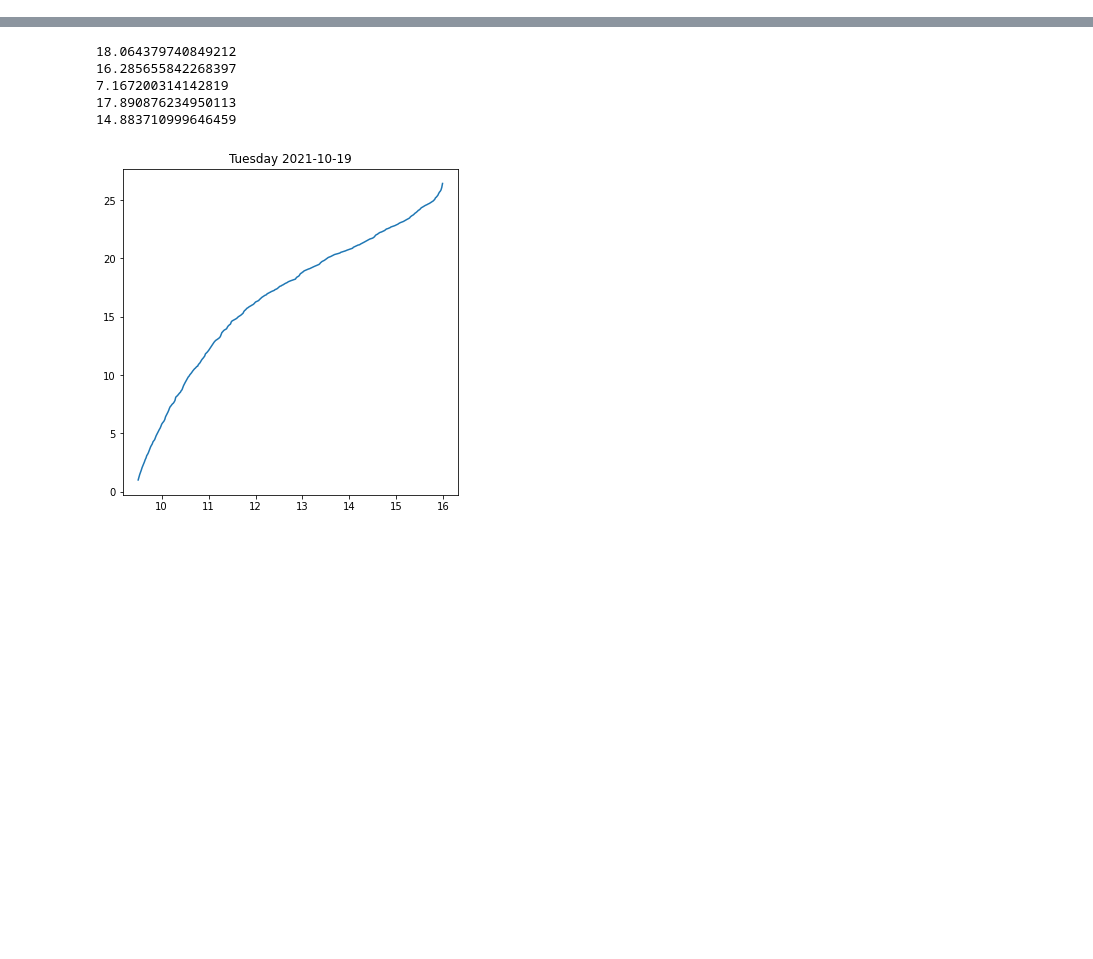
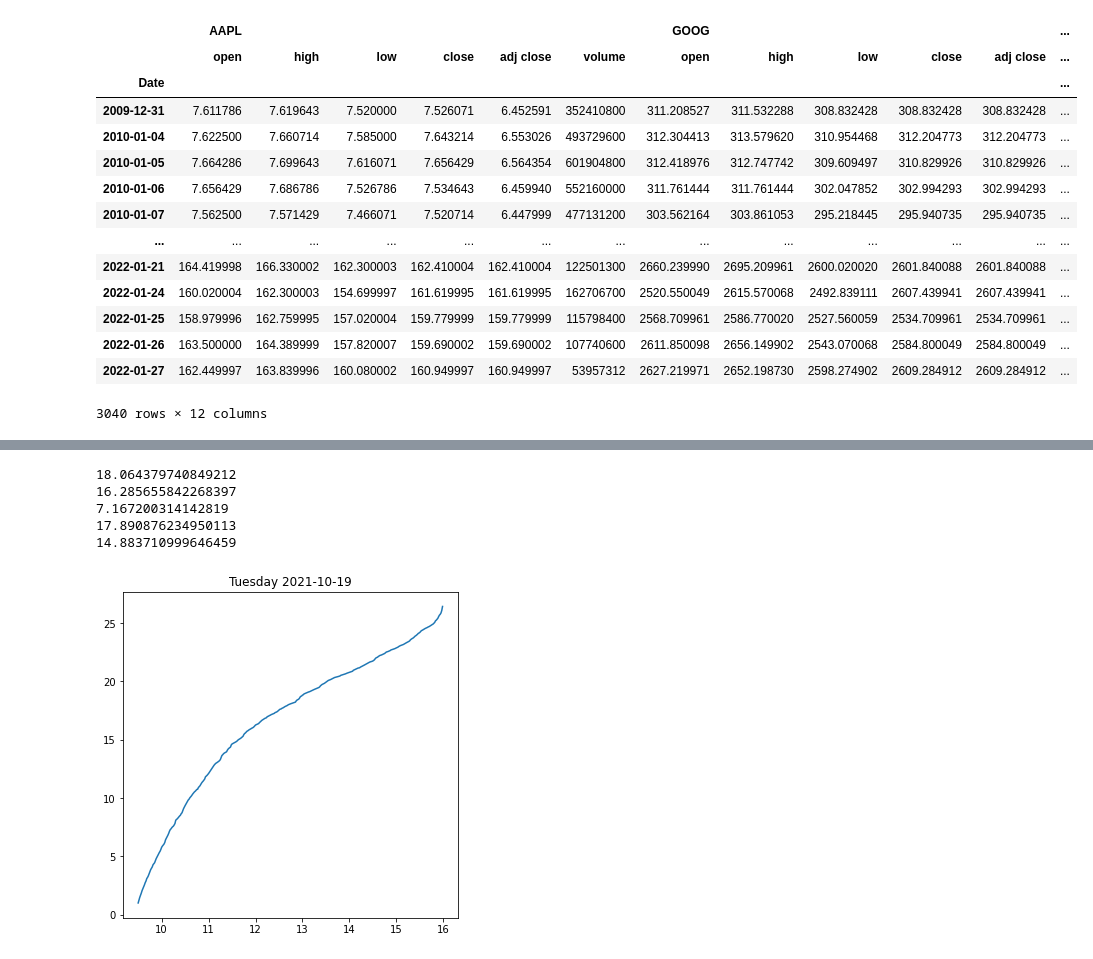
Before and after one commit to salemileandro/pynanz, a Jupyter notebook: Untitled.ipynb, the cells around one changed output, grey strips where cells are left out. Saved outputs shown, nothing was run; the diff lists cells and outputs as text; code cells hidden in the pictures; blank space fills up the shorter version.

```diff
--- a/Untitled.ipynb
+++ b/Untitled.ipynb
@@ -7,3 +8,7 @@ import sqlite3
 import numpy as np
 from sqlalchemy import create_engine
 %config Completer.use_jedi = False
+# %%
+x = pn.Market()
+
+x.download(tickers=["AAPL", "GOOG", "ARKF", "AIR.PA"], start="2010-01-01", threshold_date="2010-01-01" )
@@ -9,0 +18,18 @@ from sqlalchemy import create_engine
+# %%
+x.data
+# %% [output]
+|  | AAPL |  |  |  |  |  | GOOG |  |  |  |  | ... |
+|  | open | high | low | close | adj close | volume | open | high | low | close | adj close | ... |
+| Date |  |  |  |  |  |  |  |  |  |  |  | ... |
+| 2009-12-31 | 7.611786 | 7.619643 | 7.520000 | 7.526071 | 6.452591 | 352410800 | 311.208527 | 311.532288 | 308.832428 | 308.832428 | 308.832428 | ... |
+| 2010-01-04 | 7.622500 | 7.660714 | 7.585000 | 7.643214 | 6.553026 | 493729600 | 312.304413 | 313.579620 | 310.954468 | 312.204773 | 312.204773 | ... |
+| 2010-01-05 | 7.664286 | 7.699643 | 7.616071 | 7.656429 | 6.564354 | 601904800 | 312.418976 | 312.747742 | 309.609497 | 310.829926 | 310.829926 | ... |
+| 2010-01-06 | 7.656429 | 7.686786 | 7.526786 | 7.534643 | 6.459940 | 552160000 | 311.761444 | 311.761444 | 302.047852 | 302.994293 | 302.994293 | ... |
+| 2010-01-07 | 7.562500 | 7.571429 | 7.466071 | 7.520714 | 6.447999 | 477131200 | 303.562164 | 303.861053 | 295.218445 | 295.940735 | 295.940735 | ... |
+| ... | ... | ... | ... | ... | ... | ... | ... | ... | ... | ... | ... | ... |
+| 2022-01-21 | 164.419998 | 166.330002 | 162.300003 | 162.410004 | 162.410004 | 122501300 | 2660.239990 | 2695.209961 | 2600.020020 | 2601.840088 | 2601.840088 | ... |
+| 2022-01-24 | 160.020004 | 162.300003 | 154.699997 | 161.619995 | 161.619995 | 162706700 | 2520.550049 | 2615.570068 | 2492.839111 | 2607.439941 | 2607.439941 | ... |
+| 2022-01-25 | 158.979996 | 162.759995 | 157.020004 | 159.779999 | 159.779999 | 115798400 | 2568.709961 | 2586.770020 | 2527.560059 | 2534.709961 | 2534.709961 | ... |
+| 2022-01-26 | 163.500000 | 164.389999 | 157.820007 | 159.690002 | 159.690002 | 107740600 | 2611.850098 | 2656.149902 | 2543.070068 | 2584.800049 | 2584.800049 | ... |
+| 2022-01-27 | 162.449997 | 163.839996 | 160.080002 | 160.949997 | 160.949997 | 53957312 | 2627.219971 | 2652.198730 | 2598.274902 | 2609.284912 | 2609.284912 | ... |
+3040 rows × 12 columns
```
Also changed, not shown: parts of 12 cells of this notebook, 26 other files.
